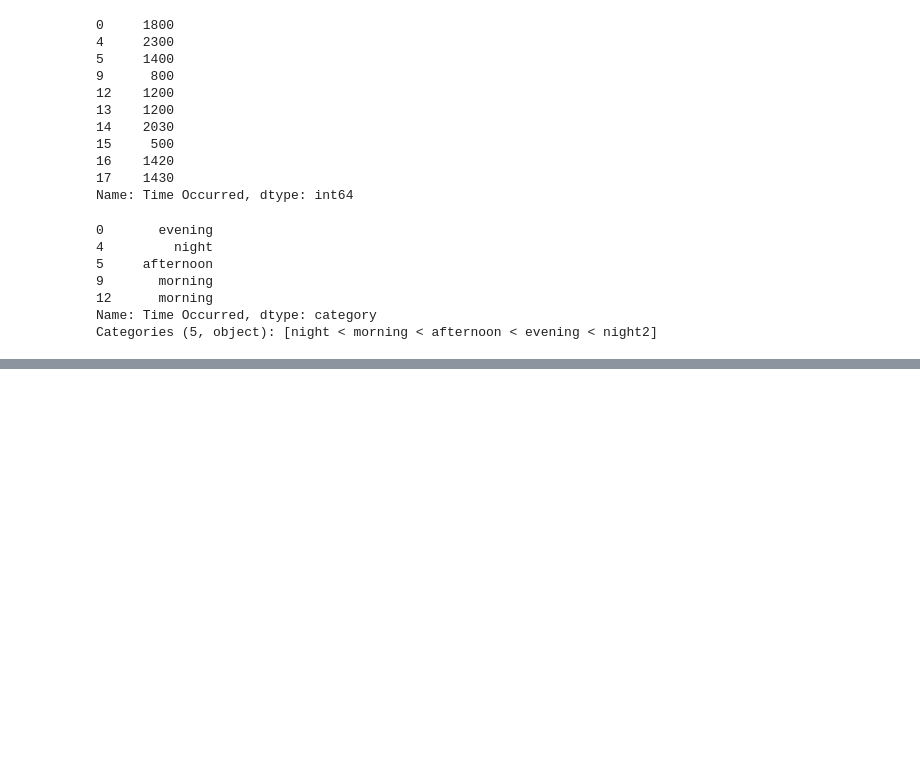
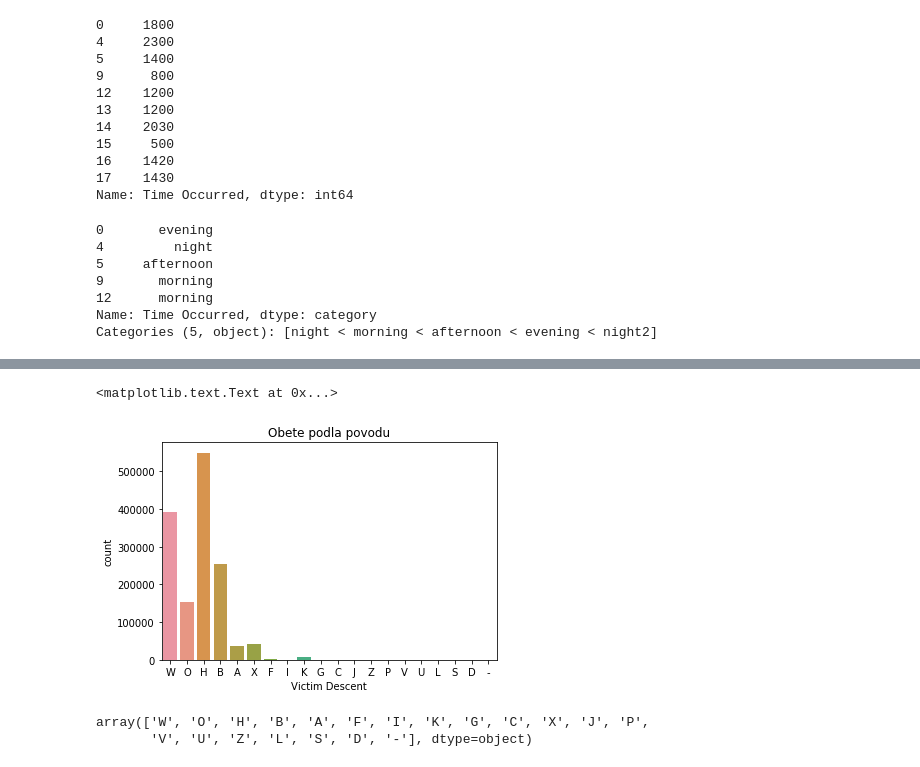
Before and after one commit to enderstorm/crime-prediction, a Jupyter notebook: clean.ipynb, the cells around one changed output, grey strips where cells are left out. Cells and saved outputs as stored; diff of their text form; code cells hidden in the pictures; blank space fills up the shorter version.

```diff
--- a/clean.ipynb
+++ b/clean.ipynb
@@ -109,0 +240,10 @@ pd.get_dummies(df_victims_only, columns=['Area Name', 'Crime Code Description',
+# %%
+sns.countplot('Victim Descent', data=data).set_title('Obete podla povodu')
+# %% [output]
+<matplotlib.text.Text at 0x...>
+[figure, added]
+# %%
+df_victims_only['Victim Descent'].unique()
+# %% [output]
+array(['W', 'O', 'H', 'B', 'A', 'F', 'I', 'K', 'G', 'C', 'X', 'J', 'P',
+       'V', 'U', 'Z', 'L', 'S', 'D', '-'], dtype=object)
```
Also changed, not shown: parts of 11 cells of this notebook, 2 other files.
